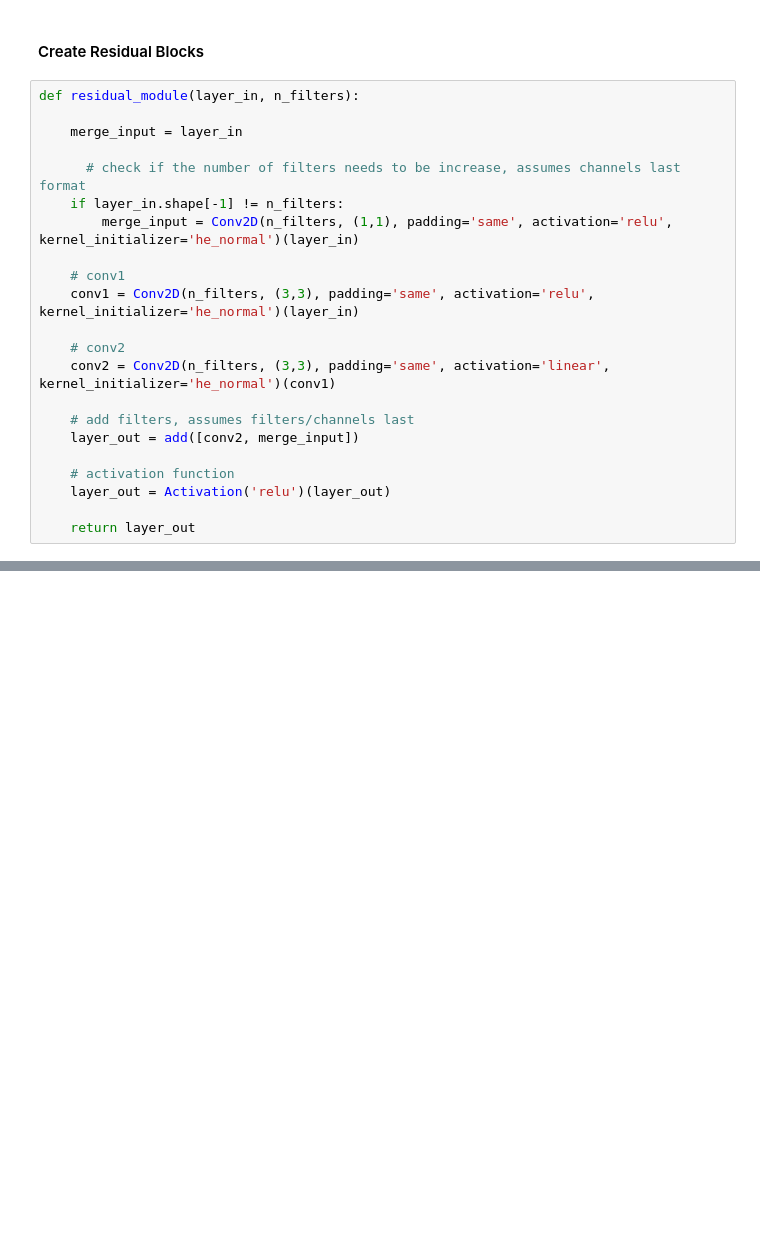
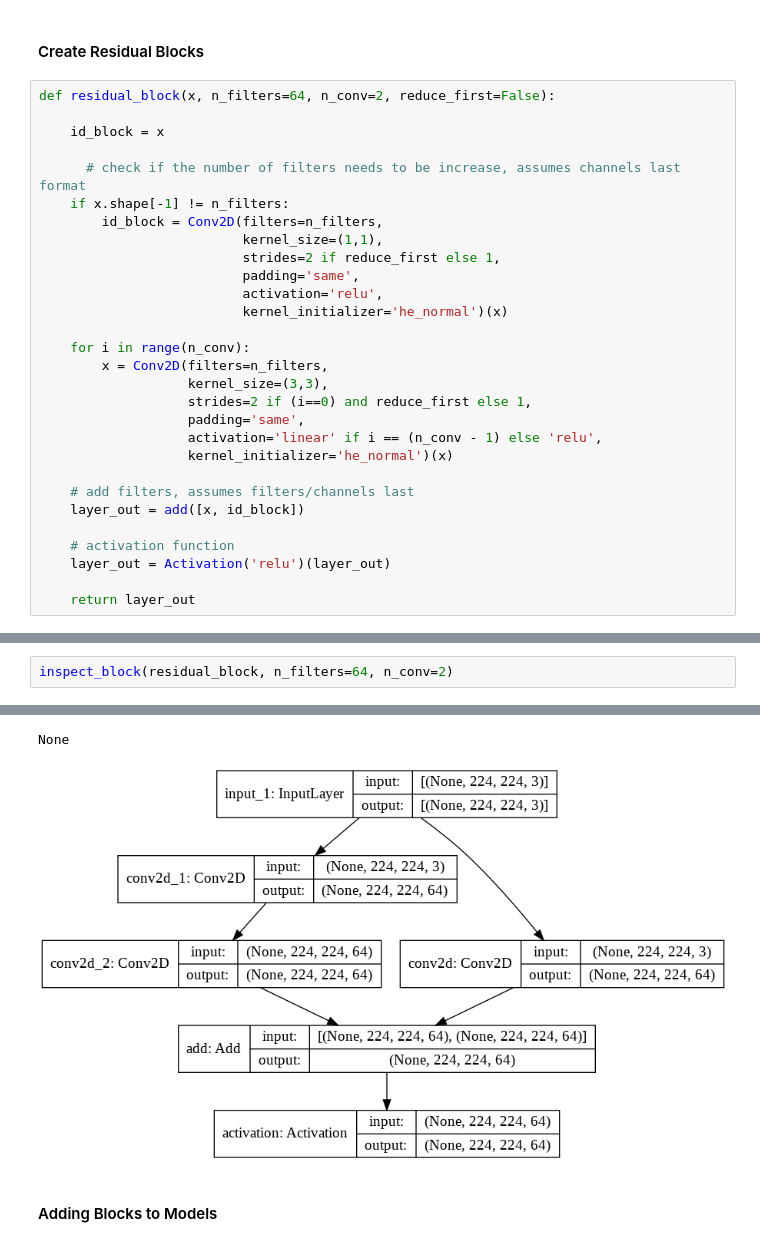
Before and after one commit to sabrinazhengliu/Applied-Deep-Learning, a Jupyter notebook: Neural_Network_Block_Modularization.ipynb, the cells around one changed output, grey strips where cells are left out. Saved outputs shown, nothing was run; the diff lists cells and outputs as text; blank space fills up the shorter version.

```diff
--- a/Neural_Network_Block_Modularization.ipynb
+++ b/Neural_Network_Block_Modularization.ipynb
@@ -86,22 +93,29 @@ None
 # %% [markdown]
 #### Create Residual Blocks
 # %%
-def residual_module(layer_in, n_filters):
+def residual_block(x, n_filters=64, n_conv=2, reduce_first=False):
 
-    merge_input = layer_in
+    id_block = x
 
 	  # check if the number of filters needs to be increase, assumes channels last format
-    if layer_in.shape[-1] != n_filters:
-        merge_input = Conv2D(n_filters, (1,1), padding='same', activation='relu', kernel_initializer='he_normal')(layer_in)
+    if x.shape[-1] != n_filters:
+        id_block = Conv2D(filters=n_filters,
+                          kernel_size=(1,1),
+                          strides=2 if reduce_first else 1,
+                          padding='same',
+                          activation='relu',
+                          kernel_initializer='he_normal')(x)
 
-    # conv1
-    conv1 = Conv2D(n_filters, (3,3), padding='same', activation='relu', kernel_initializer='he_normal')(layer_in)
-
-    # conv2
-    conv2 = Conv2D(n_filters, (3,3), padding='same', activation='linear', kernel_initializer='he_normal')(conv1)
+    for i in range(n_conv):
+        x = Conv2D(filters=n_filters,
+                   kernel_size=(3,3),
+                   strides=2 if (i==0) and reduce_first else 1,
+                   padding='same',
+                   activation='linear' if i == (n_conv - 1) else 'relu',
+                   kernel_initializer='he_normal')(x)
 
     # add filters, assumes filters/channels last
-    layer_out = add([conv2, merge_input])
+    layer_out = add([x, id_block])
 
     # activation function
     layer_out = Activation('relu')(layer_out)
@@ -131,0 +124,3 @@ ________________________________________________________________________________
+# %%
+inspect_block(residual_block, n_filters=64, n_conv=2)
+# %% [output]
@@ -131,0 +144,4 @@ ________________________________________________________________________________
+None
+[figure, added]
+# %% [markdown]
+#### Adding Blocks to Models
```
Also changed, not shown: parts of 10 cells of this notebook.
